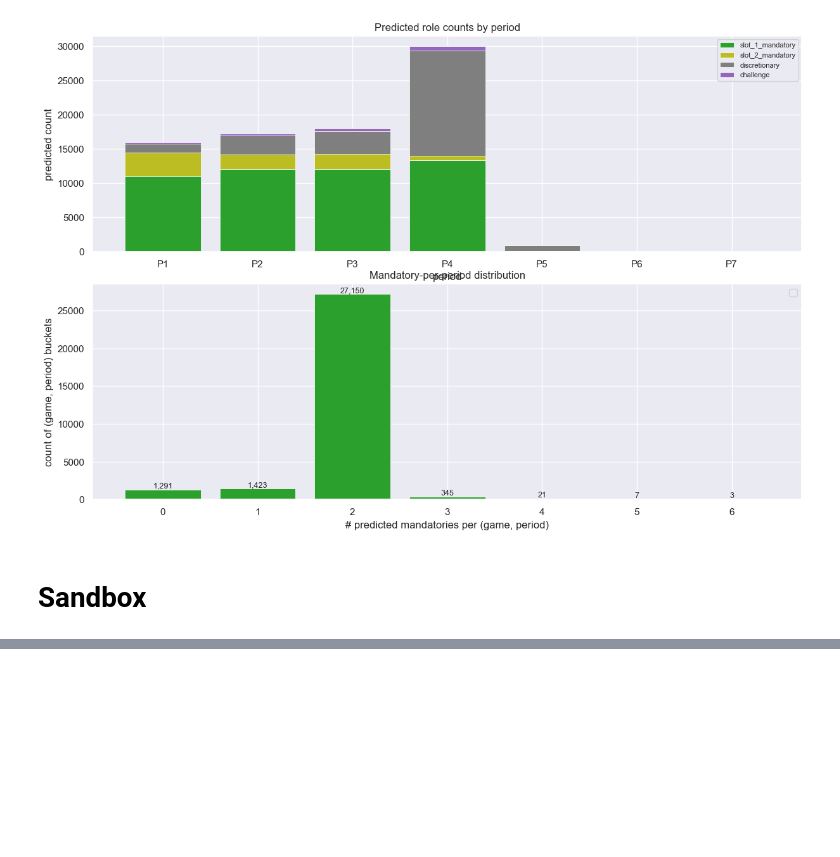
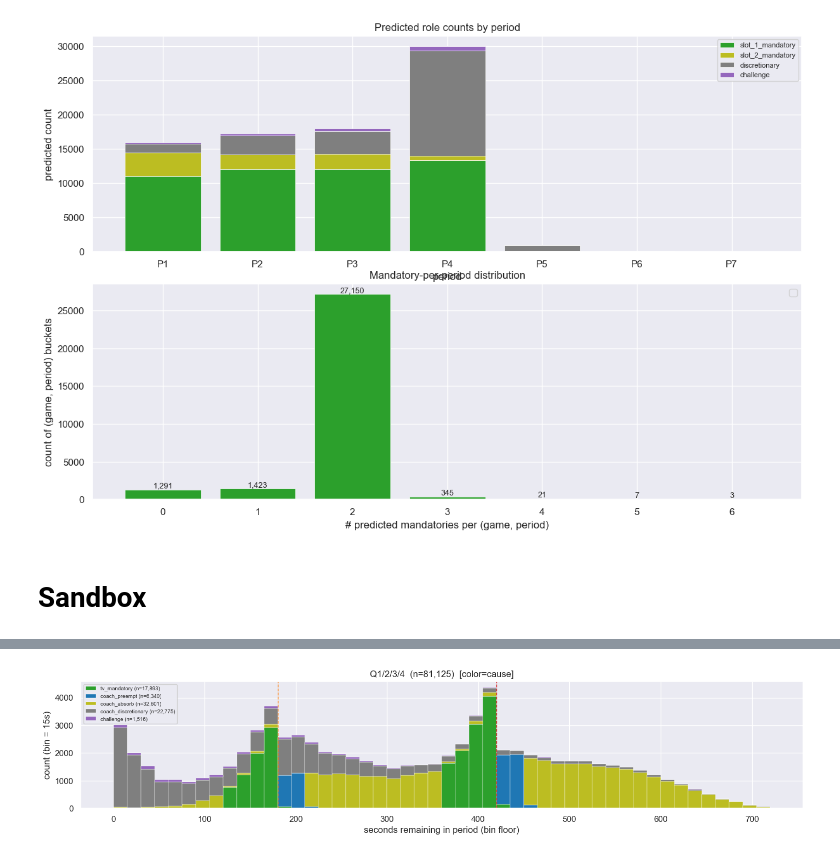
Before and after one commit to akseldkw07/NBA-Timeout-Impact, a Jupyter notebook: Notebooks/TV-Timeout-Injection.ipynb, the cells around one changed output, grey strips where cells are left out. Cells and saved outputs as stored; diff of their text form; code cells hidden in the pictures; blank space fills up the shorter version.

```diff
--- a/Notebooks/TV-Timeout-Injection.ipynb
+++ b/Notebooks/TV-Timeout-Injection.ipynb
@@ -227,3 +338,8 @@ UKS_NP_PD.dtt([classified["timeout_role"].value_counts(), classified["timeout_ca
+# %%
+fig, _ = TimeoutInjectionPlots.plot_role_vs_sr(classified, color_by="cause", combine_periods=True)
+fig
+# %% [output]
+[figure, added]
 # %%
 fig, _ = TimeoutInjectionPlots.plot_role_vs_sr(classified, causes=("tv_mandatory",), combine_periods=True)
 fig
```
Also changed, not shown: parts of 23 cells of this notebook, 4 other files.
